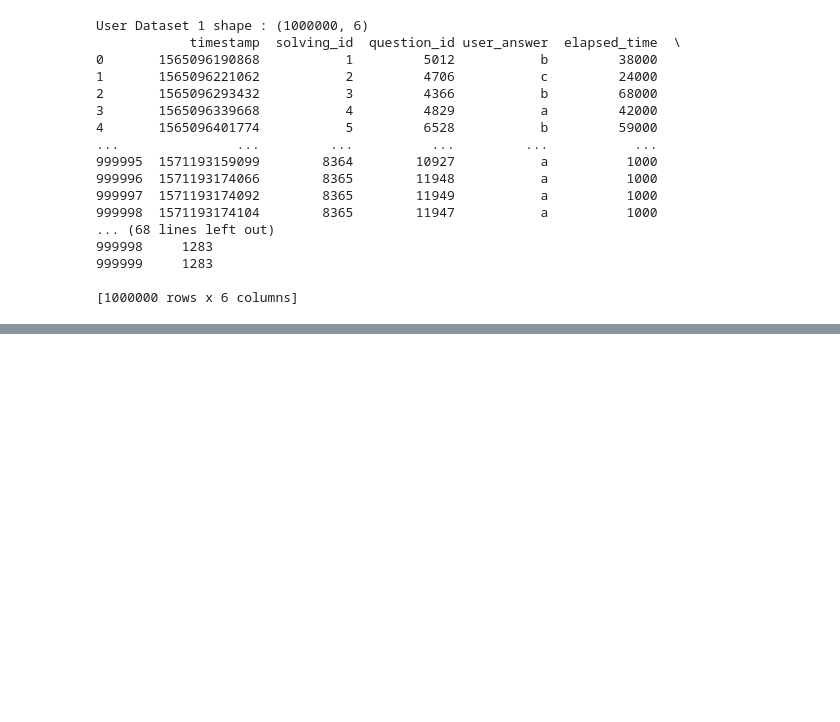
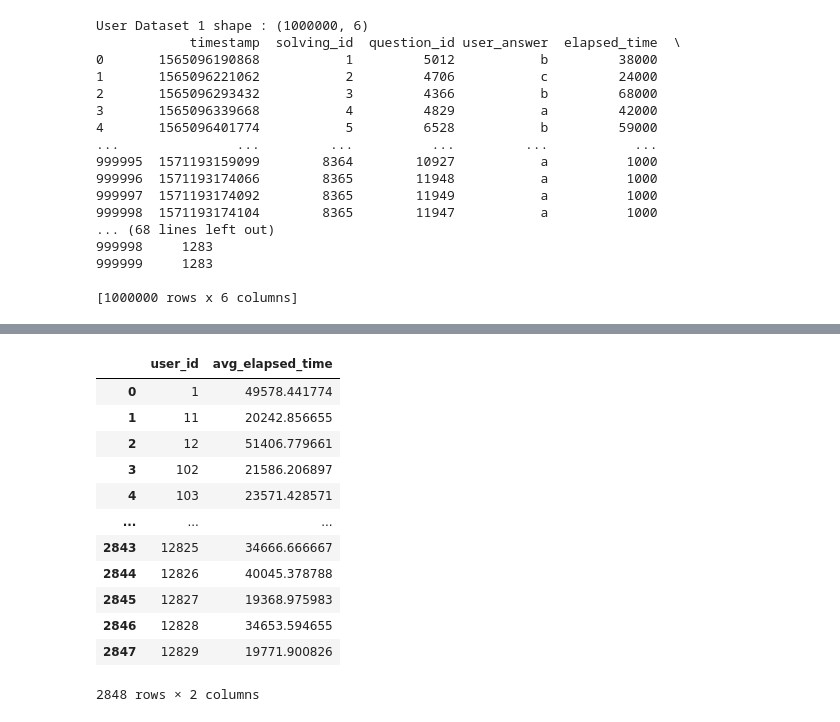
Before and after one commit to choycoy/final_project, a Jupyter notebook: prediction.ipynb, the cells around one changed output, grey strips where cells are left out. Saved outputs shown, nothing was run; the diff lists cells and outputs as text; code cells hidden in the pictures; blank space fills up the shorter version.

```diff
--- a/prediction.ipynb
+++ b/prediction.ipynb
@@ -55,0 +125,18 @@ User Dataset 1 shape : (1000000, 6)
+# %%
+avg_elapsed_time = df.groupby('user_id')['elapsed_time'].mean().reset_index()
+avg_elapsed_time.rename(columns={'elapsed_time': 'avg_elapsed_time'}, inplace=True)
+avg_elapsed_time
+# %% [output]
+|  | user_id | avg_elapsed_time |
+| 0 | 1 | 49578.441774 |
+| 1 | 11 | 20242.856655 |
+| 2 | 12 | 51406.779661 |
+| 3 | 102 | 21586.206897 |
+| 4 | 103 | 23571.428571 |
+| ... | ... | ... |
+| 2843 | 12825 | 34666.666667 |
+| 2844 | 12826 | 40045.378788 |
+| 2845 | 12827 | 19368.975983 |
+| 2846 | 12828 | 34653.594655 |
+| 2847 | 12829 | 19771.900826 |
+2848 rows × 2 columns
```
Also changed, not shown: parts of 19 cells of this notebook.
